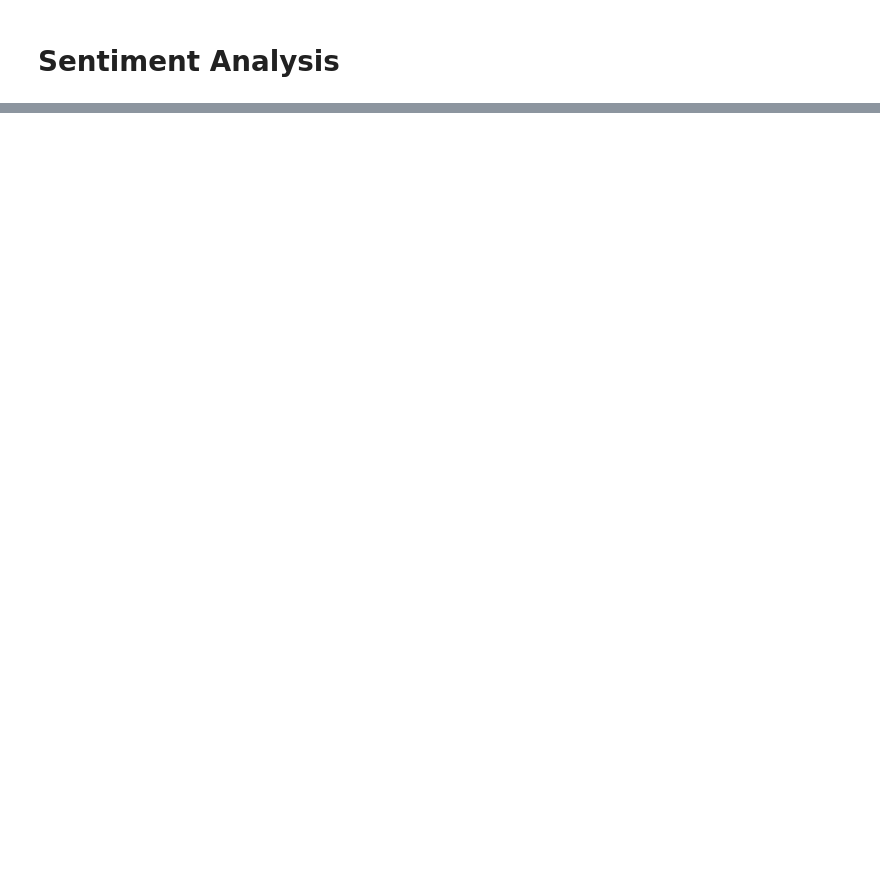
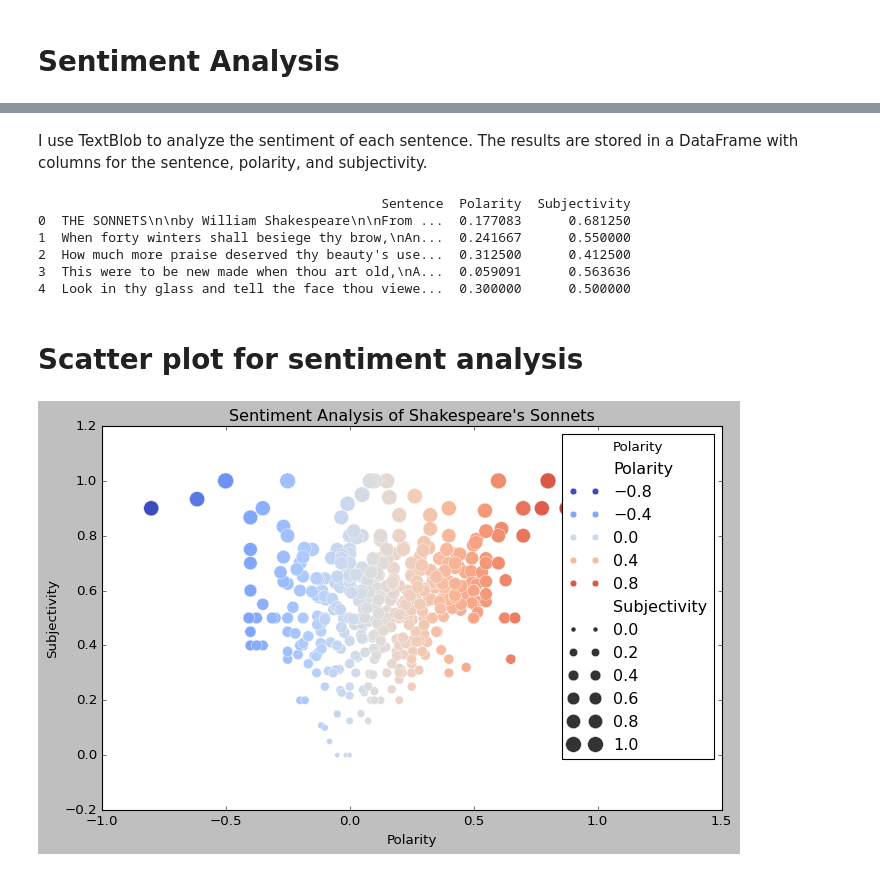
Before and after one commit to amyhuang0129/Dighum-101-Project, a Jupyter notebook: 101 project.ipynb, the cells around one changed output, grey strips where cells are left out. Saved outputs shown, nothing was run; the diff lists cells and outputs as text; code cells hidden in the pictures; blank space fills up the shorter version.

```diff
--- a/101 project.ipynb
+++ b/101 project.ipynb
@@ -170,0 +197,36 @@ Sentiment: Sentiment(polarity=-1.0, subjectivity=1.0)
+# %% [markdown]
+I use TextBlob to analyze the sentiment of each sentence.
+The results are stored in a DataFrame with columns for the sentence, polarity, and subjectivity.
+# %%
+def analyze_sentiment(text):
+    blob = TextBlob(text)
+    sentiment_data = []
+    for sentence in blob.sentences:
+        sentiment_data.append({
+            'Sentence': str(sentence),
+            'Polarity': sentence.sentiment.polarity,
+            'Subjectivity': sentence.sentiment.subjectivity
+        })
+    return pd.DataFrame(sentiment_data)
+
+sentiment_df = analyze_sentiment(text)
+print(sentiment_df.head())
+# %% [output]
+                                            Sentence  Polarity  Subjectivity
+0  THE SONNETS\n\nby William Shakespeare\n\nFrom ...  0.177083      0.681250
+1  When forty winters shall besiege thy brow,\nAn...  0.241667      0.550000
+2  How much more praise deserved thy beauty's use...  0.312500      0.412500
+3  This were to be new made when thou art old,\nA...  0.059091      0.563636
+4  Look in thy glass and tell the face thou viewe...  0.300000      0.500000
+# %% [markdown]
+# Scatter plot for sentiment analysis
+# %%
+plt.figure(figsize=(10, 6))
+sns.scatterplot(x='Polarity', y='Subjectivity', data=sentiment_df, hue='Polarity', palette='coolwarm', size='Subjectivity', sizes=(20, 200))
+plt.title('Sentiment Analysis of Shakespeare\'s Sonnets')
+plt.xlabel('Polarity')
+plt.ylabel('Subjectivity')
+plt.legend(title='Polarity')
+plt.show()
+# %% [output]
+[figure, added]
```
Also changed, not shown: parts of 30 cells of this notebook.
